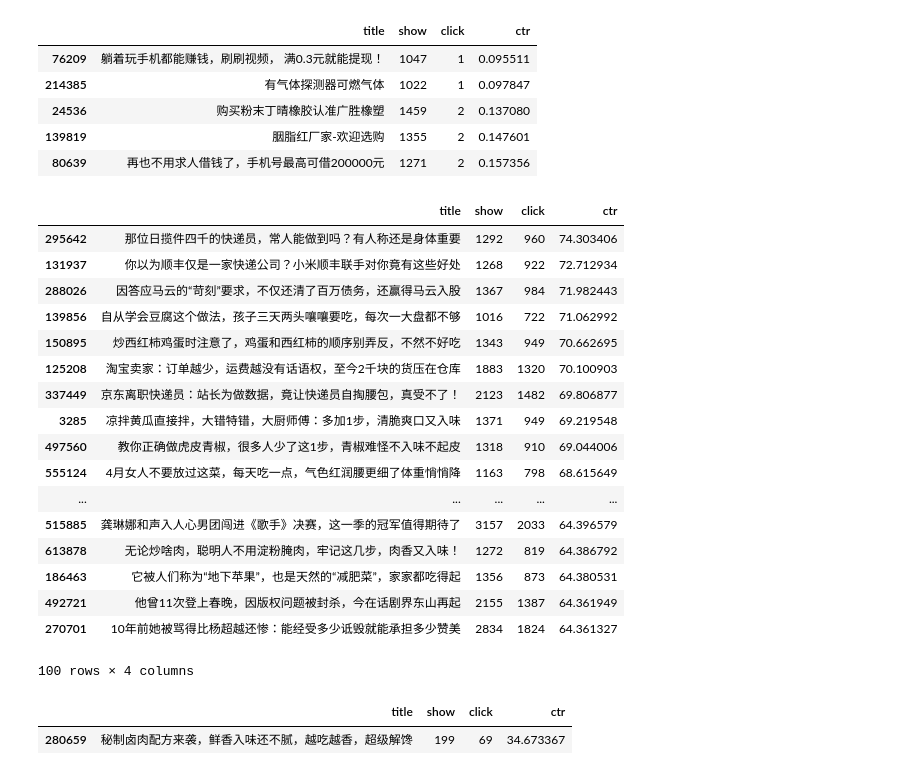
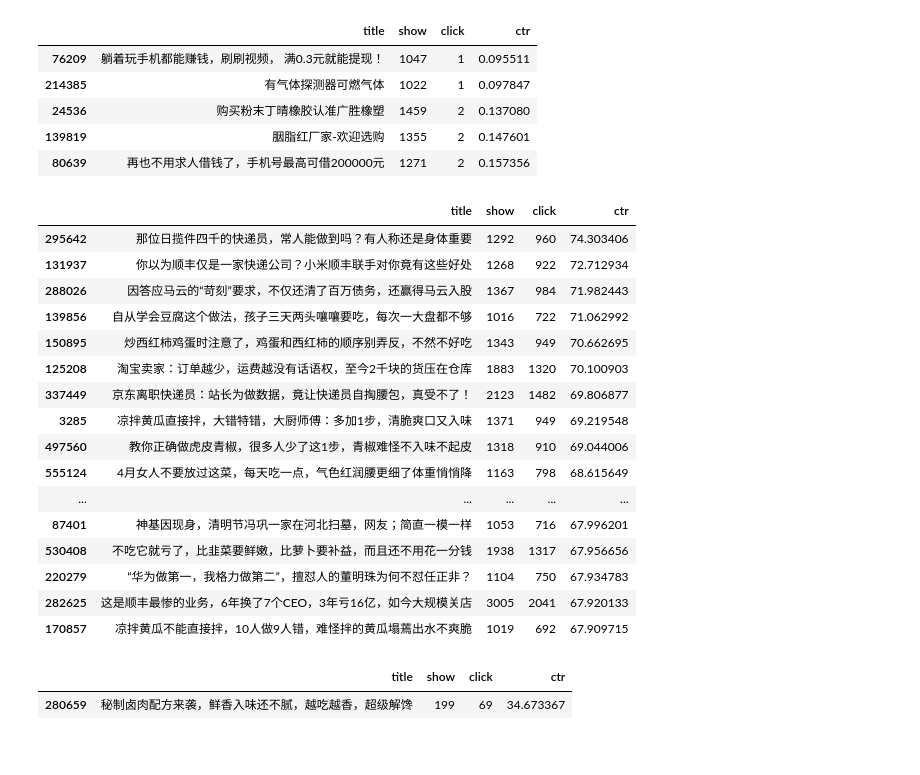
Before and after one commit to wangruichens/bert_multi_gpu, a Jupyter notebook: bert1.ipynb, the cells around one changed output. Drawn from its saved outputs; the diff is of its cells as text; code cells hidden in the pictures.

```diff
--- a/bert1.ipynb
+++ b/bert1.ipynb
@@ -34,26 +34,25 @@ df2.head()
 # %%
 df = df[df.title.apply(lambda x: len(str(x))>5)]
 df.sort_values(by=['ctr'],ascending=False,inplace=True)
-df.query('show > 1000').head(100)
+df.query('show > 1000').head(20)
 # %% [output]
 |  | title | show | click | ctr |
 | 295642 | 那位日揽件四千的快递员，常人能做到吗？有人称还是身体重要 | 1292 | 960 | 74.303406 |
 | 131937 | 你以为顺丰仅是一家快递公司？小米顺丰联手对你竟有这些好处 | 1268 | 922 | 72.712934 |
 | 288026 | 因答应马云的“苛刻”要求，不仅还清了百万债务，还赢得马云入股 | 1367 | 984 | 71.982443 |
 | 139856 | 自从学会豆腐这个做法，孩子三天两头嚷嚷要吃，每次一大盘都不够 | 1016 | 722 | 71.062992 |
 | 150895 | 炒西红柿鸡蛋时注意了，鸡蛋和西红柿的顺序别弄反，不然不好吃 | 1343 | 949 | 70.662695 |
 | 125208 | 淘宝卖家：订单越少，运费越没有话语权，至今2千块的货压在仓库 | 1883 | 1320 | 70.100903 |
 | 337449 | 京东离职快递员：站长为做数据，竟让快递员自掏腰包，真受不了！ | 2123 | 1482 | 69.806877 |
 | 3285 | 凉拌黄瓜直接拌，大错特错，大厨师傅：多加1步，清脆爽口又入味 | 1371 | 949 | 69.219548 |
 | 497560 | 教你正确做虎皮青椒，很多人少了这1步，青椒难怪不入味不起皮 | 1318 | 910 | 69.044006 |
 | 555124 | 4月女人不要放过这菜，每天吃一点，气色红润腰更细了体重悄悄降 | 1163 | 798 | 68.615649 |
 | ... | ... | ... | ... | ... |
-| 515885 | 龚琳娜和声入人心男团闯进《歌手》决赛，这一季的冠军值得期待了 | 3157 | 2033 | 64.396579 |
-| 613878 | 无论炒啥肉，聪明人不用淀粉腌肉，牢记这几步，肉香又入味！ | 1272 | 819 | 64.386792 |
-| 186463 | 它被人们称为“地下苹果”，也是天然的“减肥菜”，家家都吃得起 | 1356 | 873 | 64.380531 |
-| 492721 | 他曾11次登上春晚，因版权问题被封杀，今在话剧界东山再起 | 2155 | 1387 | 64.361949 |
-| 270701 | 10年前她被骂得比杨超越还惨：能经受多少诋毁就能承担多少赞美 | 2834 | 1824 | 64.361327 |
+| 87401 | 神基因现身，清明节冯巩一家在河北扫墓，网友；简直一模一样 | 1053 | 716 | 67.996201 |
+| 530408 | 不吃它就亏了，比韭菜要鲜嫩，比萝卜要补益，而且还不用花一分钱 | 1938 | 1317 | 67.956656 |
+| 220279 | “华为做第一，我格力做第二”，擅怼人的董明珠为何不怼任正非？ | 1104 | 750 | 67.934783 |
+| 282625 | 这是顺丰最惨的业务，6年换了7个CEO，3年亏16亿，如今大规模关店 | 3005 | 2041 | 67.920133 |
+| 170857 | 凉拌黄瓜不能直接拌，10人做9人错，难怪拌的黄瓜塌蔫出水不爽脆 | 1019 | 692 | 67.909715 |
-100 rows × 4 columns
 # %%
 df[df.title=='秘制卤肉配方来袭，鲜香入味还不腻，越吃越香，超级解馋']
 # %% [output]
```
Also changed, not shown: parts of 7 cells of this notebook.
